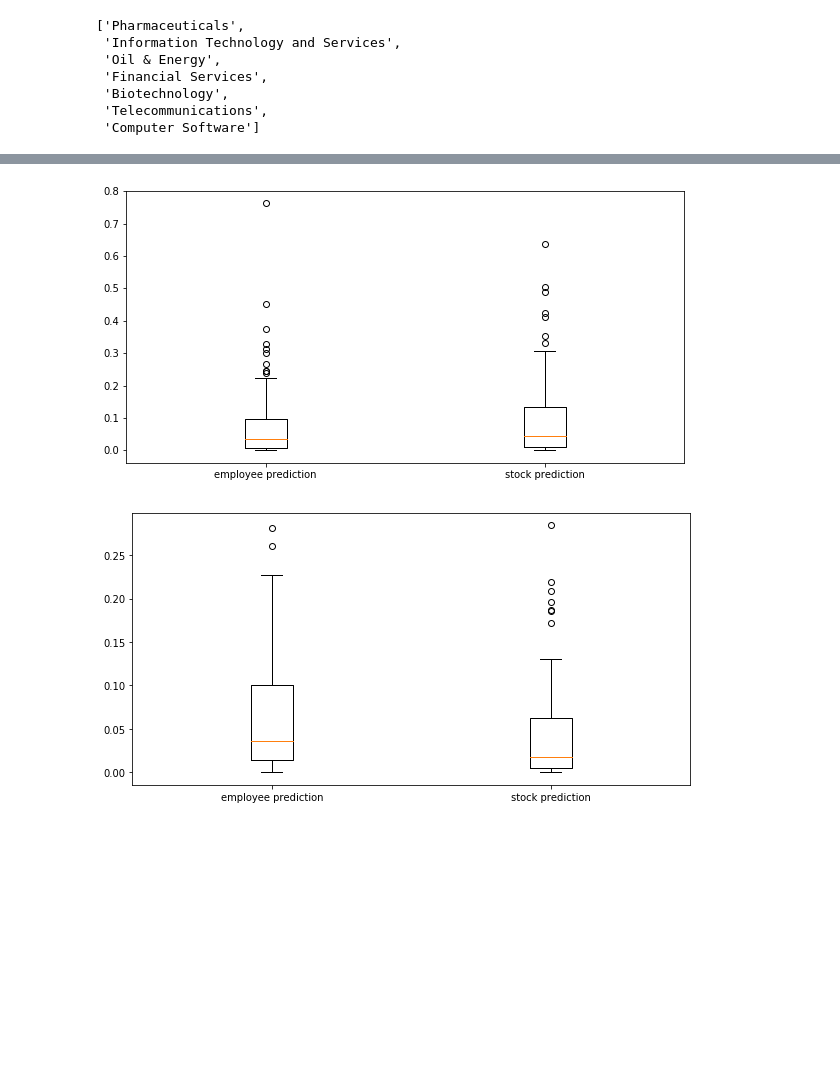
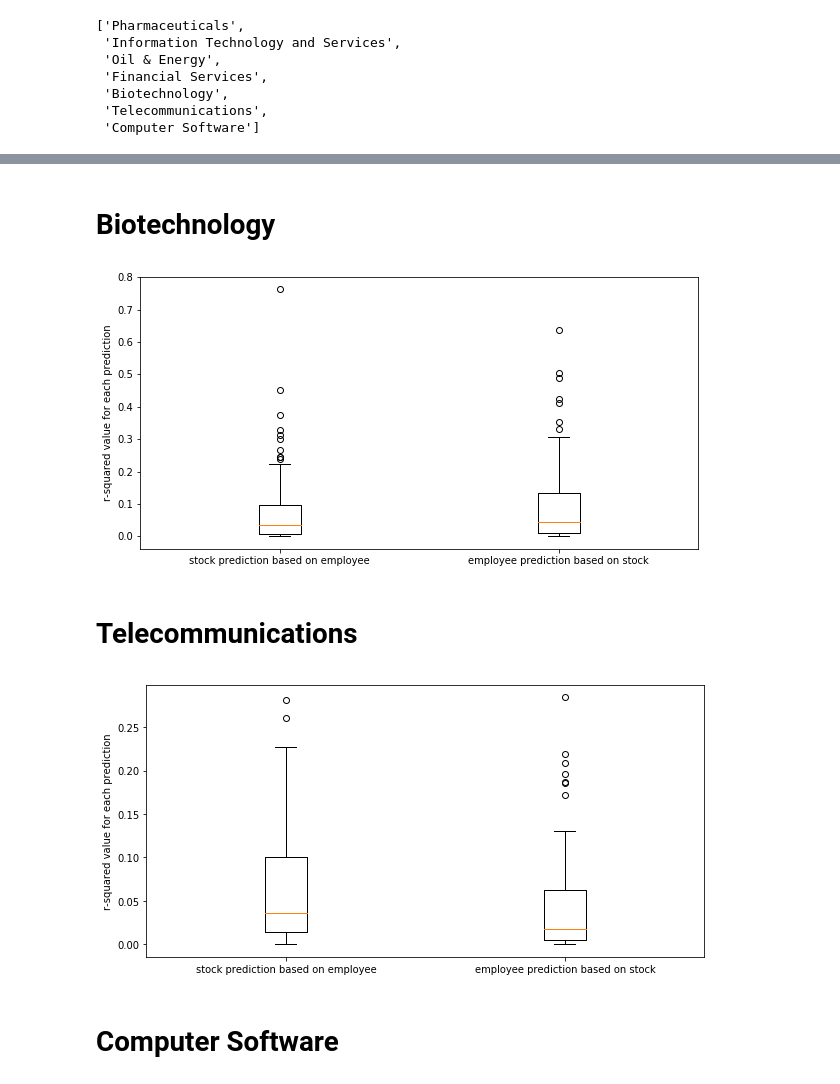
Before and after one commit to ylee22/dataincubator, a Jupyter notebook: predictions from the previous month.ipynb, the cells around one changed output, grey strips where cells are left out. Cells and saved outputs as stored; diff of their text form; code cells hidden in the pictures; blank space fills up the shorter version.

```diff
--- a/predictions from the previous month.ipynb
+++ b/predictions from the previous month.ipynb
@@ -7,0 +14,4 @@ df = pd.read_csv('deltastemr2.csv')
+# %%
+df = df.sort_values(by=['stpredem'], ascending=False)
+c = list(df.names)
+df.head()
@@ -28,0 +65,8 @@ plt.show()
+# %%
+# top company
+lr = LinearRegression()
+x = temp.percentemp[:-1]
+y = temp.percentstock[1:]
+lr.fit(x.values.reshape([-1,1]), y.values.reshape([-1,1]))
+ypred = lr.predict(x.values.reshape([-1,1]))
+ypred = np.append([np.nan], ypred)
@@ -89,17 +165,25 @@ plt.show()
+# %% [markdown]
+# Biotechnology
 # %%
 plt.subplots(figsize=(10,5))
 plt.boxplot([empredst[k[4]],stpredem[k[4]]])
-plt.xticks([1,2], ['employee prediction', 'stock prediction'])
+plt.xticks([1,2], ['stock prediction based on employee', 'employee prediction based on stock'])
+plt.ylabel('r-squared value for each prediction')
 plt.show()
 # %% [output]
-[figure, old version]
+[figure, new version]
+# %% [markdown]
+# Telecommunications
 # %%
 plt.subplots(figsize=(10,5))
 plt.boxplot([empredst[k[5]],stpredem[k[5]]])
-plt.xticks([1,2], ['employee prediction', 'stock prediction'])
+plt.xticks([1,2], ['stock prediction based on employee', 'employee prediction based on stock'])
+plt.ylabel('r-squared value for each prediction')
 plt.show()
 # %% [output]
-[figure, old version]
+[figure, new version]
+# %% [markdown]
+# Computer Software
 # %%
 plt.subplots(figsize=(10,5))
 plt.boxplot([empredst[k[6]],stpredem[k[6]]])
```
Also changed, not shown: parts of 23 cells of this notebook.
